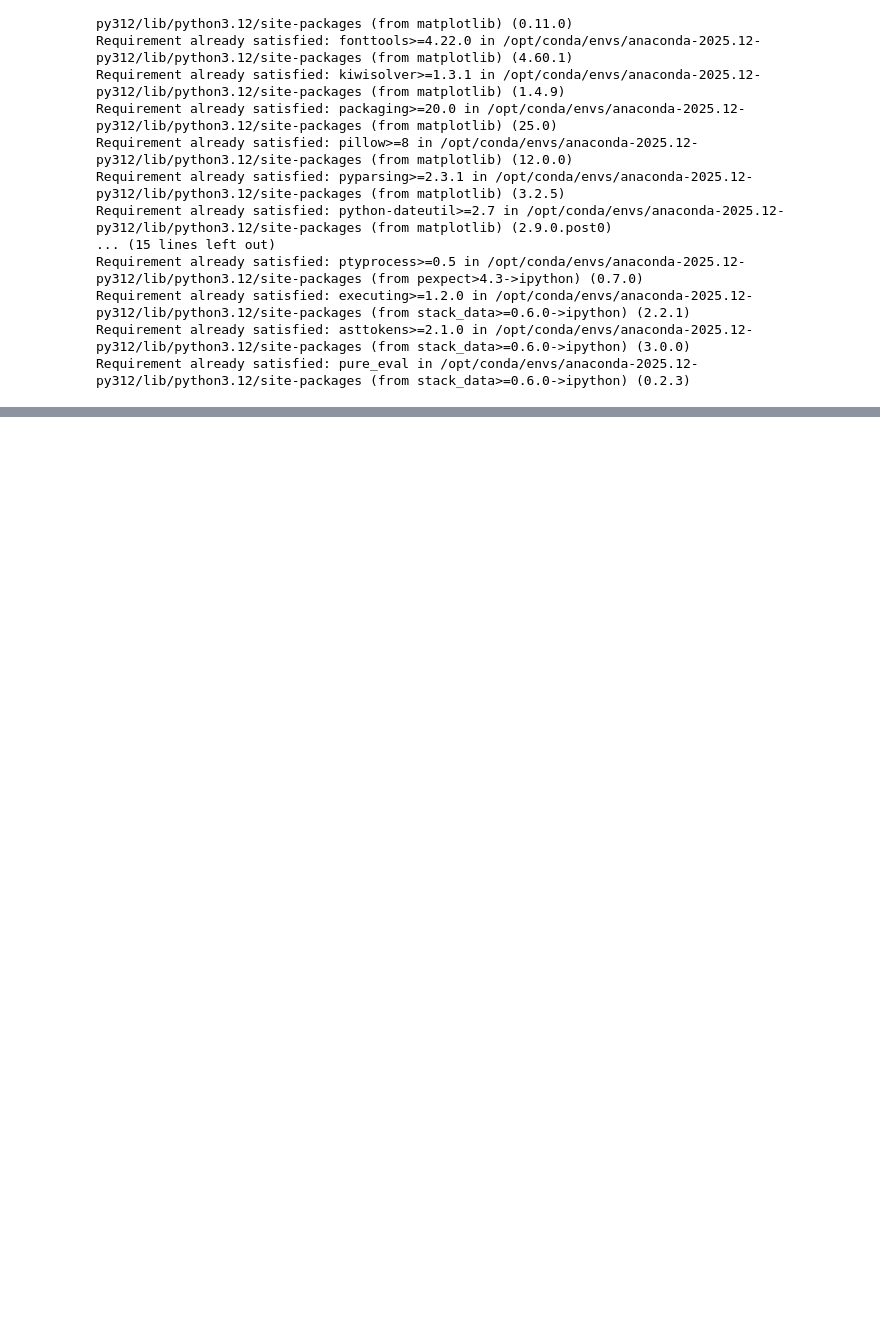
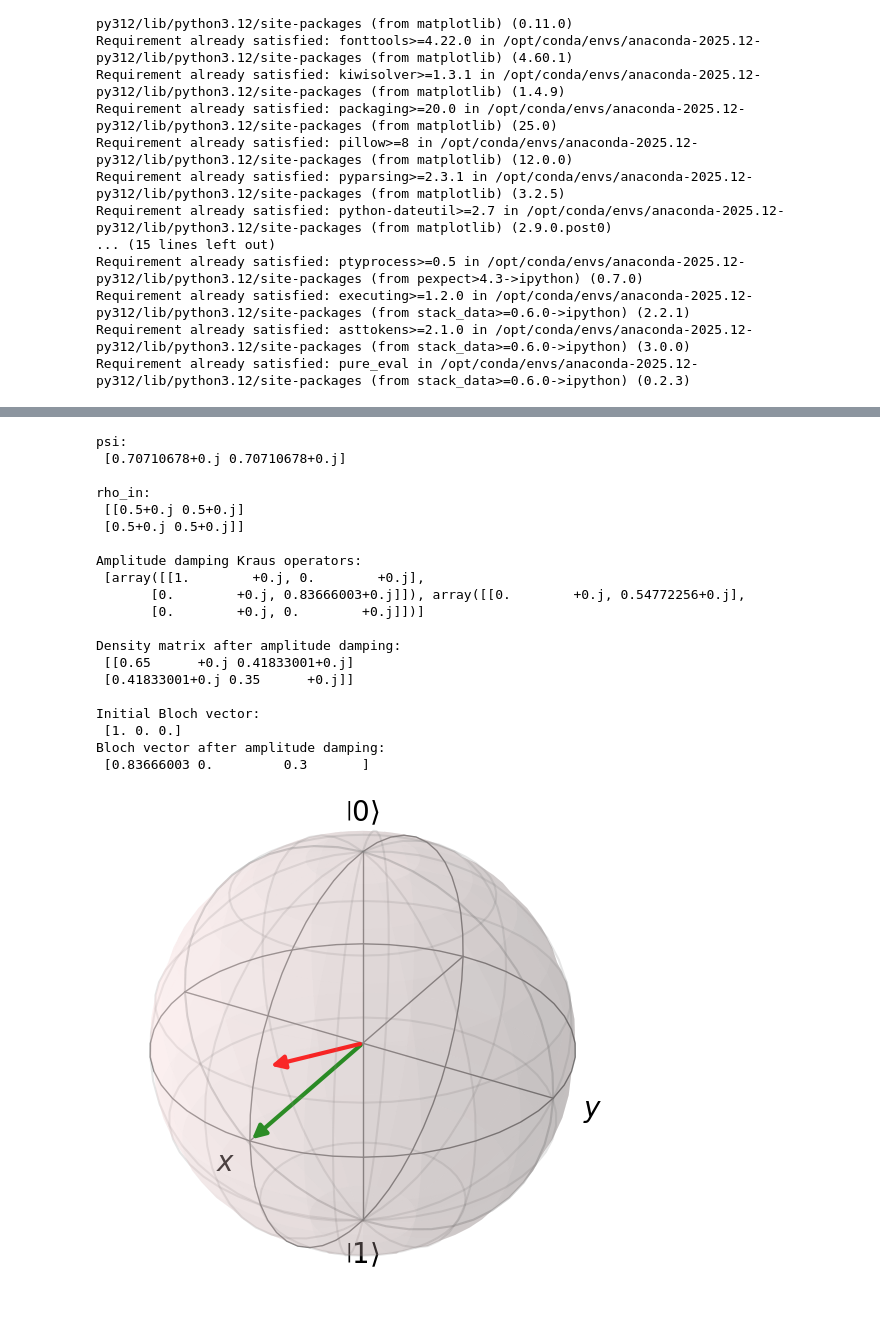
Before and after one commit to Abiyzelalem27/Quantum_Error_Corrections, a Jupyter notebook: 04_amplitude_damping.ipynb, the cells around one changed output, grey strips where cells are left out. Saved outputs shown, nothing was run; the diff lists cells and outputs as text; code cells hidden in the pictures; blank space fills up the shorter version.

```diff
--- a/04_amplitude_damping.ipynb
+++ b/04_amplitude_damping.ipynb
@@ -54,0 +151,55 @@ We simulate the output state and plot fidelity vs damping parameter \(\gamma\).
+# %%
+import numpy as np
+from qutip import Bloch
+
+gamma = 0.3
+
+psi = ket_plus()
+rho_in = np.outer(psi, psi.conj())
+
+print("psi:\n", psi )
+print()
+print("rho_in:\n", rho_in)
+
+kraus_amp = amplitude_damping_kraus(gamma)
+print()
+print("Amplitude damping Kraus operators:\n", kraus_amp)
+
+rho_amp = apply_kraus(rho_in, kraus_amp)
+print()
+print("Density matrix after amplitude damping:\n", rho_amp)
+print()
+
+v_initial = bloch_vector(rho_in)
+v_amp = bloch_vector(rho_amp)
+print("Initial Bloch vector:\n", v_initial)
+print("Bloch vector after amplitude damping:\n", v_amp)
+
+b = Bloch()
+b.vector_color = ['green', 'red']
+b.add_vectors(v_initial)
+b.add_vectors(v_amp)
+b.title = "Amplitude Damping Channel Effect on |1>"
+b.show()
+# %% [output]
+psi:
+ [0.70710678+0.j 0.70710678+0.j]
+
+rho_in:
+ [[0.5+0.j 0.5+0.j]
+ [0.5+0.j 0.5+0.j]]
+
+Amplitude damping Kraus operators:
+ [array([[1.        +0.j, 0.        +0.j],
+       [0.        +0.j, 0.83666003+0.j]]), array([[0.        +0.j, 0.54772256+0.j],
+       [0.        +0.j, 0.        +0.j]])]
+
+Density matrix after amplitude damping:
+ [[0.65      +0.j 0.41833001+0.j]
+ [0.41833001+0.j 0.35      +0.j]]
+
+Initial Bloch vector:
+ [1. 0. 0.]
+Bloch vector after amplitude damping:
+ [0.83666003 0.         0.3       ]
+[figure, added]
```
Also changed, not shown: parts of 6 cells of this notebook, 13 other files.
